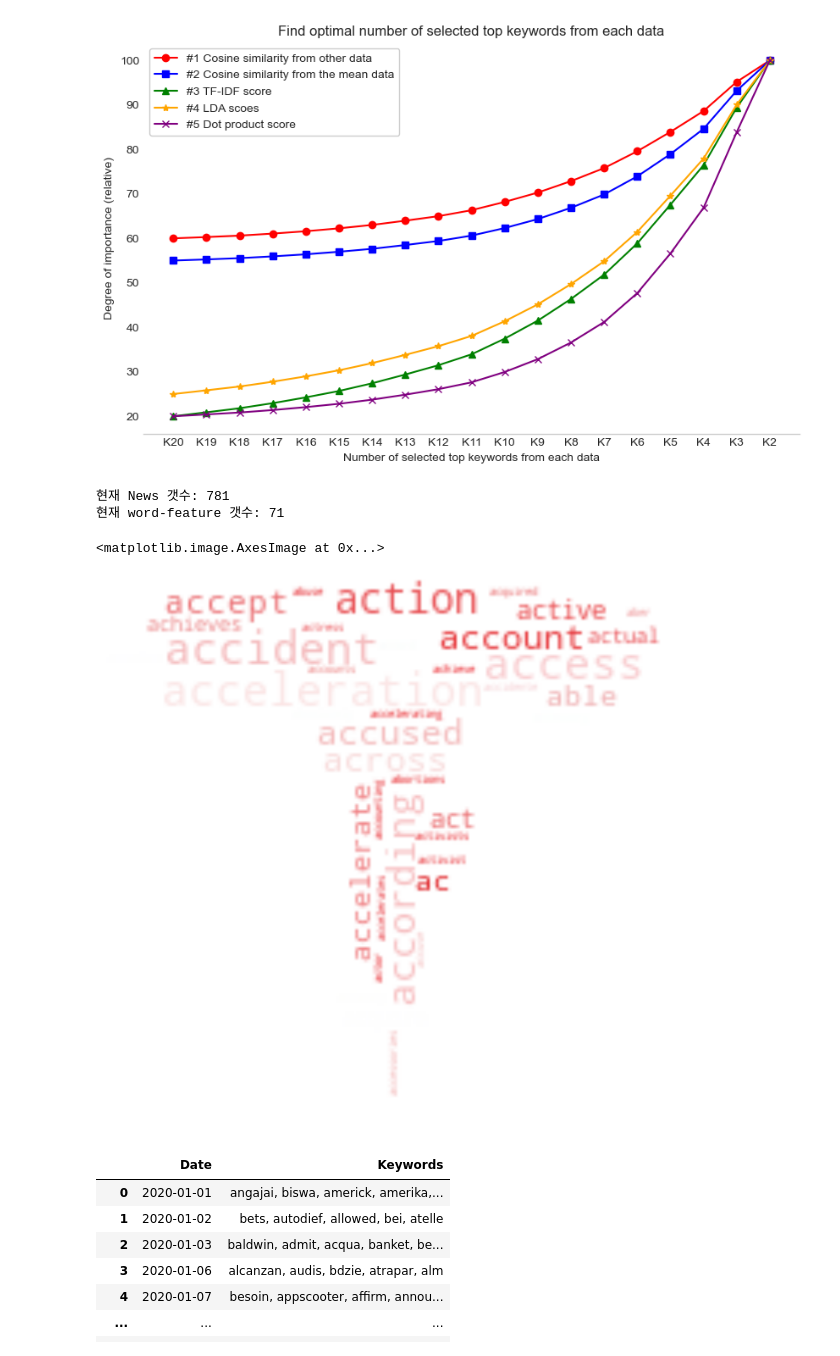
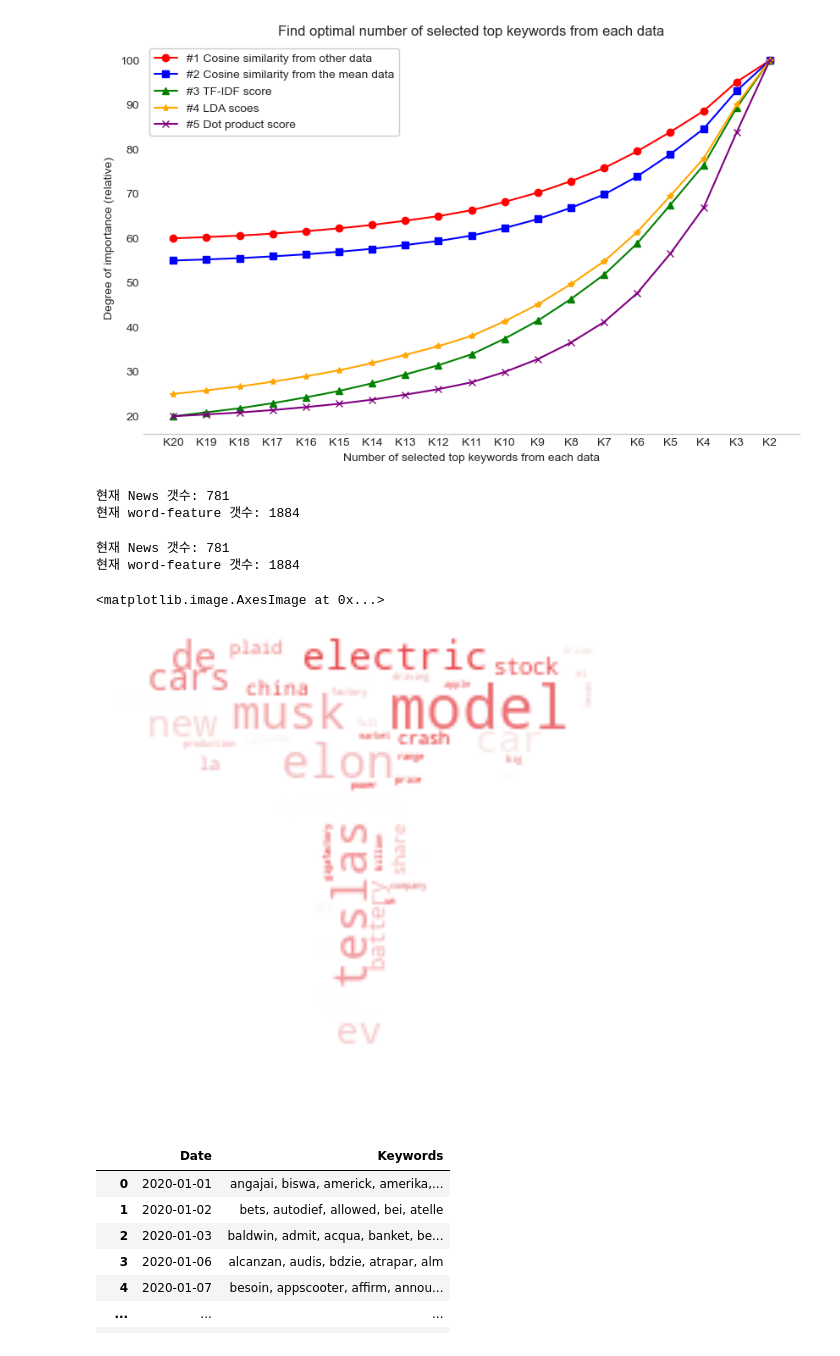
Before and after one commit to geun-hyoung/StockPredictionByTextMining, a Jupyter notebook: Text_analysis.ipynb, the cells around one changed output. Drawn from its saved outputs; the diff is of its cells as text; code cells hidden in the pictures.

Commit message:
feat:tesla wordcloud

```diff
--- a/Text_analysis.ipynb
+++ b/Text_analysis.ipynb
@@ -16,7 +16,7 @@ import ast
 google_news = GNews(language='en', country='US', period='1d')
 
 start_date = date(2020, 1, 1)
-end_date = date(2022, 12, 31)
+end_date = date(2020, 1, 2)
 
 news_info = []
 empty_list = [] # 뉴스가 하나도 없는 날짜
@@ -568,37 +553,41 @@ print("현재 News 갯수:",tfidf_matrix.shape[0])
 print("현재 word-feature 갯수:",tfidf_matrix.shape[1])
 # %% [output]
 현재 News 갯수: 781
-현재 word-feature 갯수: 71
+현재 word-feature 갯수: 1884
+# %%
+print("현재 News 갯수:",tfidf_matrix.shape[0])
+print("현재 word-feature 갯수:",tfidf_matrix.shape[1])
+# %% [output]
+현재 News 갯수: 781
+현재 word-feature 갯수: 1884
 # %%
 from PIL import Image
 from wordcloud import WordCloud, STOPWORDS, ImageColorGenerator
 # 워드 클라우드 생성 함수
 
 mask = np.array(Image.open('C:/Users\HanGeunHyeong/Desktop/StockPredictionByTextMining/Dataset/logo.jpg'))
 
 tfidf_df = pd.DataFrame(tfidf_matrix.toarray(), columns=list(set(all_keywords)))
 average_tfidf = tfidf_df.mean()
 average_tfidf_dict = average_tfidf.to_dict()
 
 # 워드 클라우드 생성
 image_colors = ImageColorGenerator(mask)
 
-wordcloud = WordCloud(height=2000,
-                      width=2000,
+wordcloud = WordCloud(
                       background_color="white",
                       mode="RGBA",
                       mask = mask).generate_from_frequencies(average_tfidf_dict)
 
 image_colors = ImageColorGenerator(mask)
 
-plt.figure(figsize=[20,20])
 plt.axis('off')
 plt.tight_layout(pad=0)
 
 plt.imshow(wordcloud.recolor(color_func=image_colors), interpolation="bilinear")
 # %% [output]
 <matplotlib.image.AxesImage at 0x...>
-[figure, old version]
+[figure, new version]
 # %%
 ### 키워드 추출 ###
 
```
Also changed, not shown: parts of 4 cells of this notebook, 3 other files.
